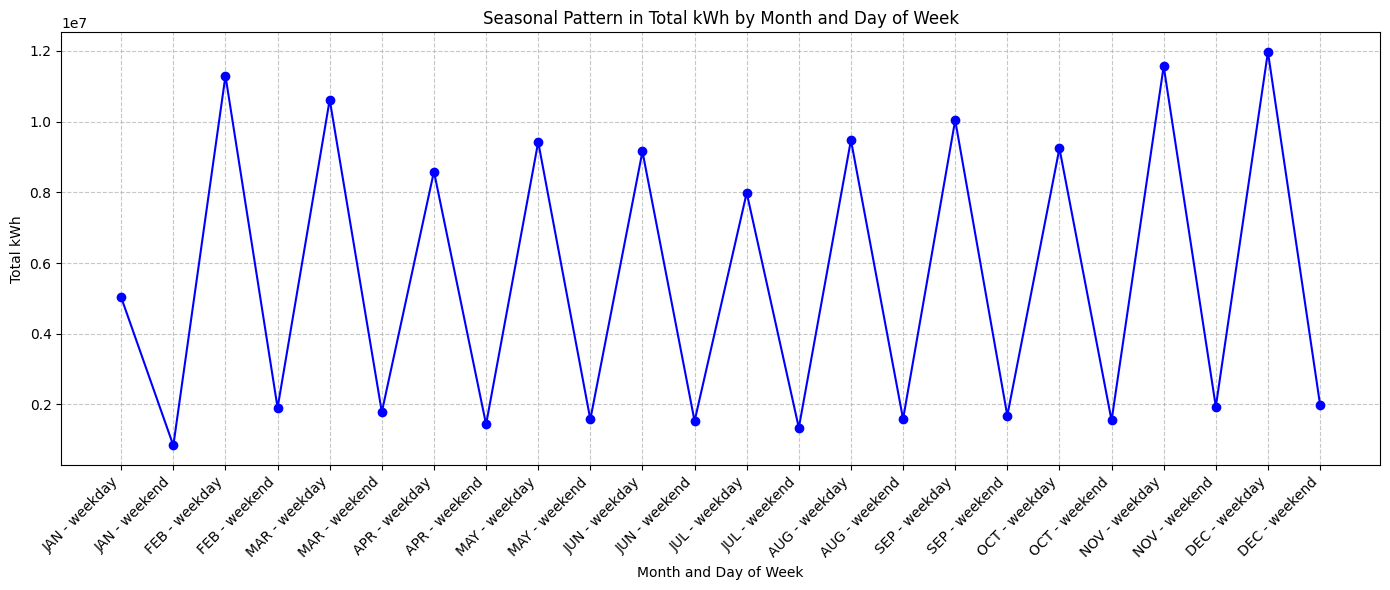
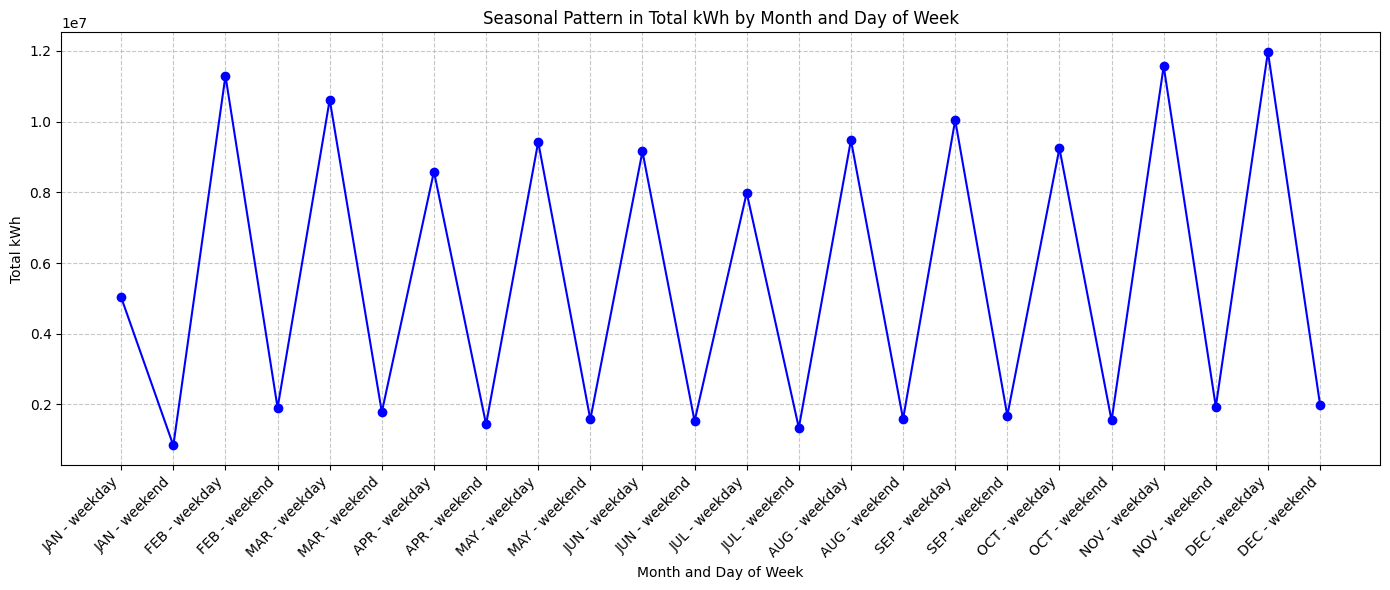
Unified diff of the notebook cell whose output changed from the first chart to the second:
--- before
+++ after
@@ -1,27 +1,26 @@
-import pandas as pd
-
-# Summing the 48 half-hour values for each row, then grouping by month and day_of_week
+# Summing the 48 half-hour values for each row, then grouping by month and day_of_week.
 seasonal_data = (
     pl.scan_parquet('Faradayv5/*.parquet')
     .with_columns(pl.col('kwh').cast(pl.String).str.json_decode(pl.List(pl.Float64)))
-    .with_columns(pl.col('kwh').list.sum()) # Total kWh per day entry
+    .with_columns(pl.col('kwh').list.sum().alias('daily_kwh'))
     .group_by('month_of_year', 'day_of_week')
-    .agg(pl.col('kwh').sum().alias('total_kwh'))
-    .collect()
+    .agg(pl.col('daily_kwh').sum().alias('total_kwh'))
+    .collect(engine='streaming')
 )
 
-pdf = seasonal_data.to_pandas()
+# Sort chronologically using a numeric month index.
+month_order = ['JAN', 'FEB', 'MAR', 'APR', 'MAY', 'JUN', 'JUL', 'AUG', 'SEP', 'OCT', 'NOV', 'DEC']
+month_index = {m: i for i, m in enumerate(month_order)}
 
-# Sort the data chronologically
-month_order = ['JAN', 'FEB', 'MAR', 'APR', 'MAY', 'JUN', 'JUL', 'AUG', 'SEP', 'OCT', 'NOV', 'DEC']
-pdf['month_cat'] = pd.Categorical(pdf['month_of_year'], categories=month_order, ordered=True)
-pdf = pdf.sort_values(['month_cat', 'day_of_week'])
+plot_df = (
+    seasonal_data
+    .with_columns(pl.col('month_of_year').replace_strict(month_index).alias('month_idx'))
+    .sort(['month_idx', 'day_of_week'])
+    .with_columns((pl.col('month_of_year') + pl.lit(' - ') + pl.col('day_of_week')).alias('x_label'))
+)
 
-# Create a combined x-axis label
-pdf['x_label'] = pdf['month_of_year'] + " - " + pdf['day_of_week']
-
-# Plotting the seasonal pattern
+# Plot seasonal pattern.
 plt.figure(figsize=(14, 6))
-plt.plot(pdf['x_label'], pdf['total_kwh'], marker='o', linestyle='-', color='b')
+plt.plot(plot_df['x_label'].to_list(), plot_df['total_kwh'].to_list(), marker='o', linestyle='-', color='b')
 plt.xticks(rotation=45, ha='right')
 plt.xlabel('Month and Day of Week')

Commit: Fix crashing jupyter kernel and refactor